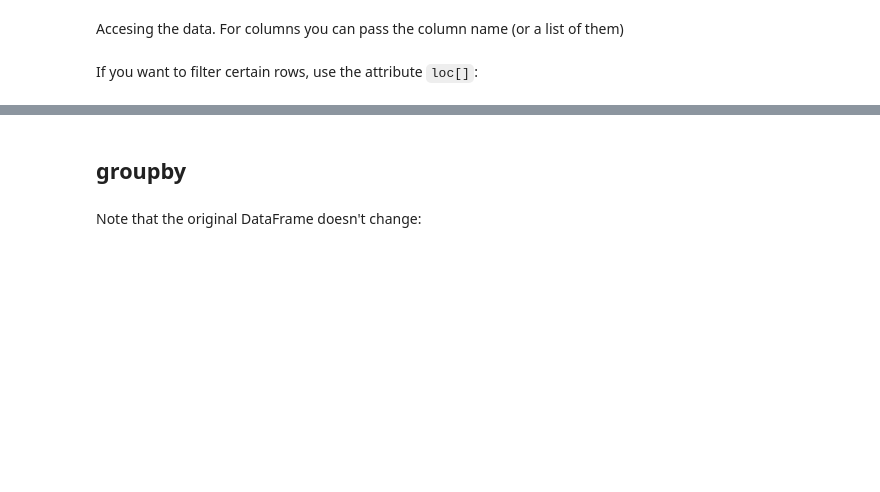
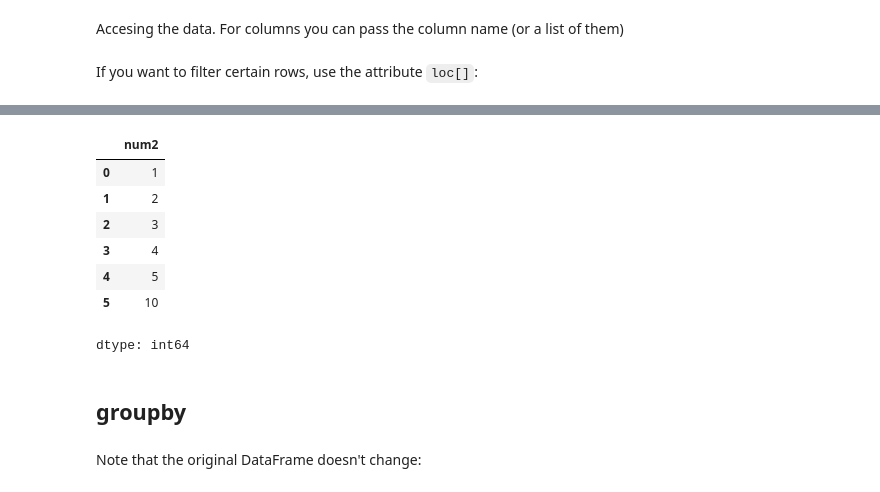
Before and after one commit to ridwanmd/CEE_676_Python_Lecture, a Jupyter notebook: ReferenceModules/03_Numpy&Pandas.ipynb, the cells around one changed output, grey strips where cells are left out. Saved outputs shown, nothing was run; the diff lists cells and outputs as text; code cells hidden in the pictures; blank space fills up the shorter version.

```diff
--- a/ReferenceModules/03_Numpy&Pandas.ipynb
+++ b/ReferenceModules/03_Numpy&Pandas.ipynb
@@ -270,0 +277,11 @@ Let' explore some important methods: `groupby` , `resample` and `rolling`
+# %%
+s2
+# %% [output]
+|  | num2 |
+| 0 | 1 |
+| 1 | 2 |
+| 2 | 3 |
+| 3 | 4 |
+| 4 | 5 |
+| 5 | 10 |
+dtype: int64
```
Also changed, not shown: parts of 27 cells of this notebook.
